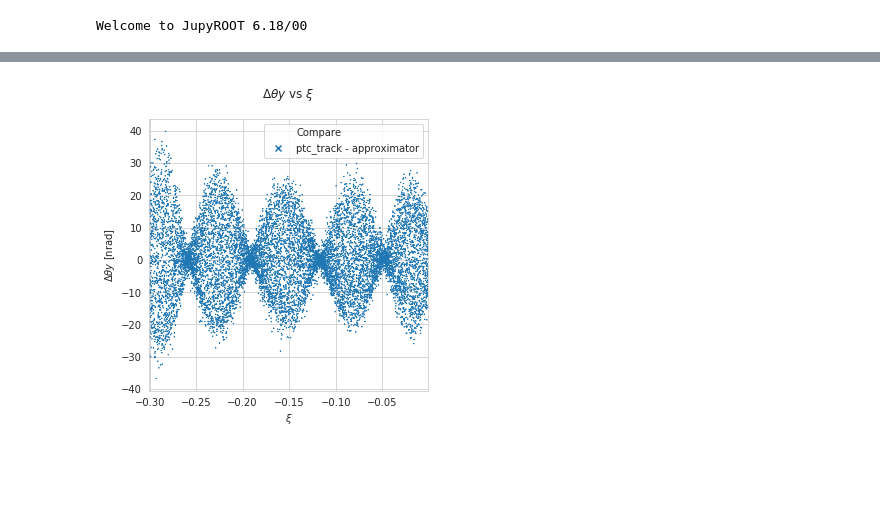
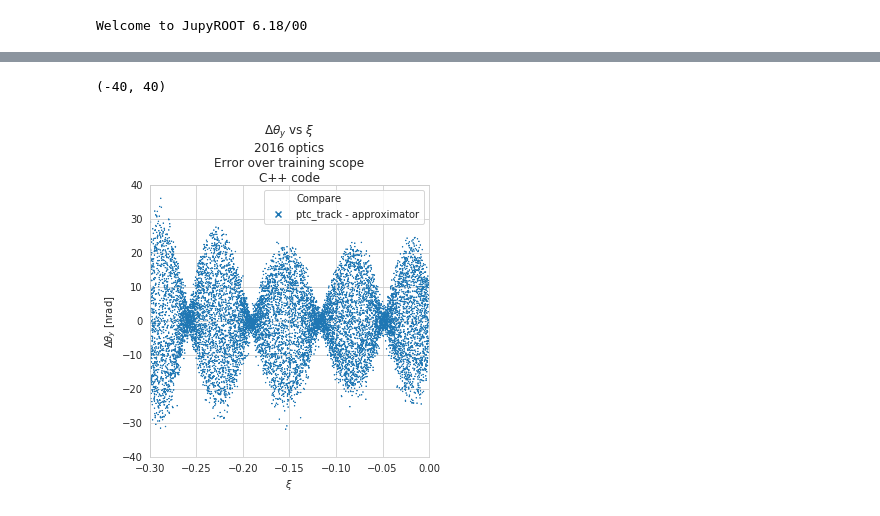
Before and after one commit to mucharafal/optics_generator_python, a Jupyter notebook: notebooks/Errors.ipynb, the cells around one changed output, grey strips where cells are left out. Saved outputs shown, nothing was run; the diff lists cells and outputs as text; code cells hidden in the pictures; blank space fills up the shorter version.

```diff
--- a/notebooks/Errors.ipynb
+++ b/notebooks/Errors.ipynb
@@ -25,7 +25,7 @@ Welcome to JupyROOT 6.18/00
 # %%
 sns.set_style("whitegrid")
 # %%
-path_to_project = "/eos/user/r/rmucha/SWAN_projects"
+path_to_project = "/home/rafalmucha/Pobrane/optic"
 
 optic_folder_name = "2016"
 
@@ -34,7 +34,7 @@ ptc_twiss_script_file_name = "ptc_twiss_script.madx"
 xml_file_name = "configuration_reconst_beam1.xml"
 item_number = 2
 
-serialized_approximator_file_name = "parametrization_6500GeV_0p4_185_reco.root"
+serialized_approximator_file_name = "parametrization_cpp_code.root"
 approximator_name = "ip5_to_station_220_h_2_lhcb1"
 
 name_of_folder_with_sources = "optics_generator_python"
@@ -80,15 +82,15 @@ transporter1 = "ptc_track"
 transporter2 = "approximator"
 # %%
 x_mean = 0.0
-sigma_x = 4e-3
+delta_x = 4e-3
 theta_x_mean = 0.000
-sigma_theta_x = 1.3e-3
+delta_theta_x = 1.3e-3
 y_mean = 0.0
-sigma_y = 4e-3
+delta_y = 4e-3
 theta_y_mean = 0.00
-sigma_theta_y = 1.3e-3
+delta_theta_y = 1.3e-3
 pt_mean = -0.15
-sigma_pt = 0.15
+delta_pt = 0.15
 
 number_of_x_values = 1
 number_of_theta_x_values = 1
@@ -96,13 +98,22 @@ number_of_y_values = 1
 number_of_theta_y_values = 1
 number_of_pt_values = 12000
 
-bunch_configuration = buc.BunchConfiguration.from_sigma(x_mean, sigma_x, number_of_x_values,
-                                                        theta_x_mean, sigma_theta_x, number_of_theta_x_values,
-                                                        y_mean, sigma_y, number_of_y_values,
-                                                        theta_y_mean, sigma_theta_y, number_of_theta_y_values,
-                                                        pt_mean, sigma_pt, number_of_pt_values)
+bunch_configuration = buc.BunchConfiguration.from_sigma(x_mean, delta_x, number_of_x_values,
+                                                        theta_x_mean, delta_theta_x, number_of_theta_x_values,
+                                                        y_mean, delta_y, number_of_y_values,
+                                                        theta_y_mean, delta_theta_y, number_of_theta_y_values,
+                                                        pt_mean, delta_pt, number_of_pt_values)
 # %%
 transporters = {
     transporter1: (track_ptg.transport, track_configuration, track_indexes.ptc_track),
     transporter2: (app_ptg.transport, approximator, app_indexes.indexes)
 }
+# %%
+fig = plt.gcf()
+fig.set_size_inches(5, 5)
+
+title_sufix = "2016 optics\nError over training scope\nC++ code"
+
+axes = transport.compare(bunch_configuration, transporters, "y", "pt", plot_function=sns.scatterplot, title_sufix=title_sufix)
+axes.set_ylim(-4,4)
+# axes.set_yticks(list(-12.5 + x * 2.5 for x in range(11)))
@@ -109,7 +162,8 @@ transporters = {
 # %%
 fig = plt.gcf()
 fig.set_size_inches(5, 5)
-
-axes = transport.compare(bunch_configuration, transporters, "theta y", "pt", plot_function=sns.scatterplot)
+axes = transport.compare(bunch_configuration, transporters, "theta y", "pt", title_sufix=title_sufix)
+axes.set_ylim(-40, 40)
 # %% [output]
+(-40, 40)
-[figure, old version]
+[figure, new version]
```
Also changed, not shown: parts of 11 cells of this notebook, 8 other files.
